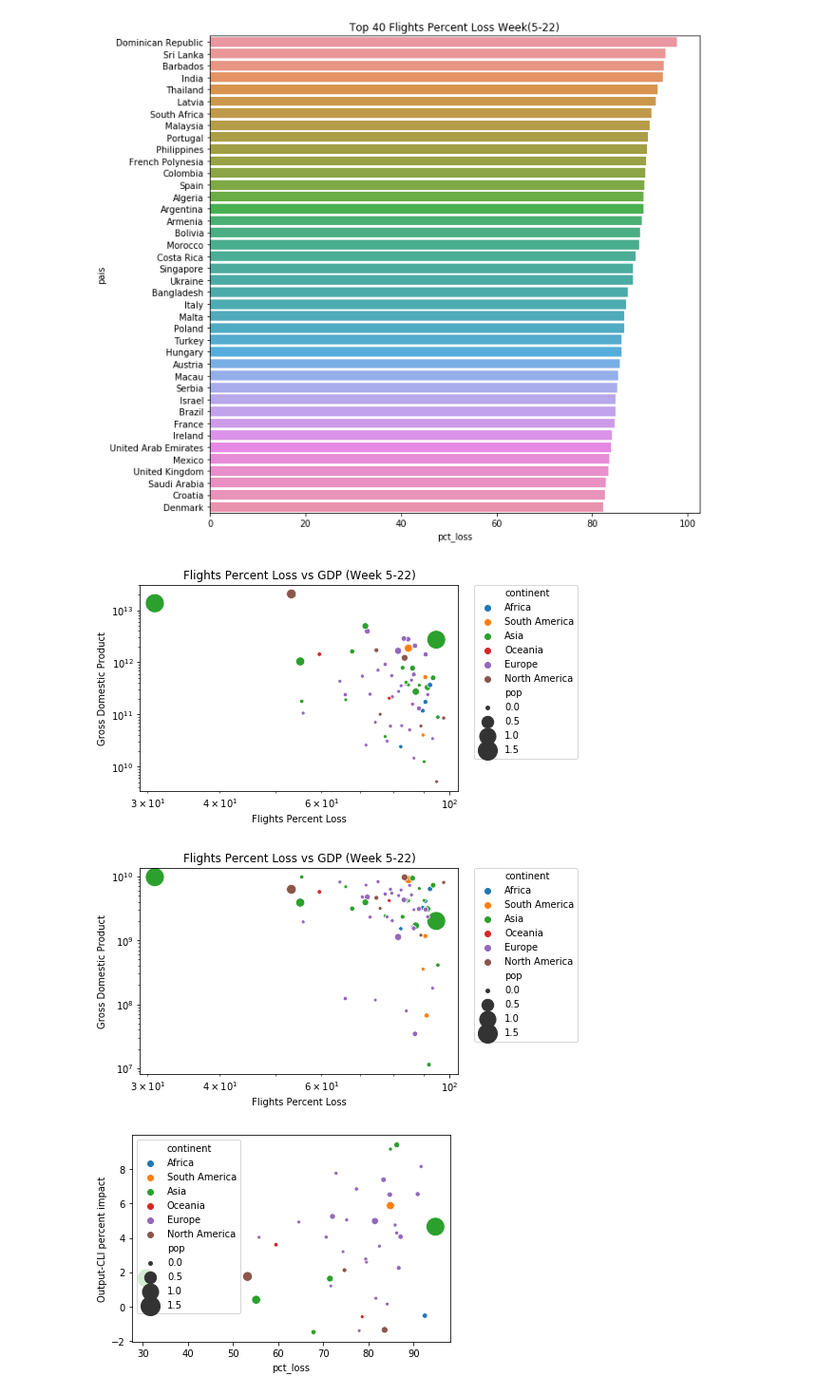
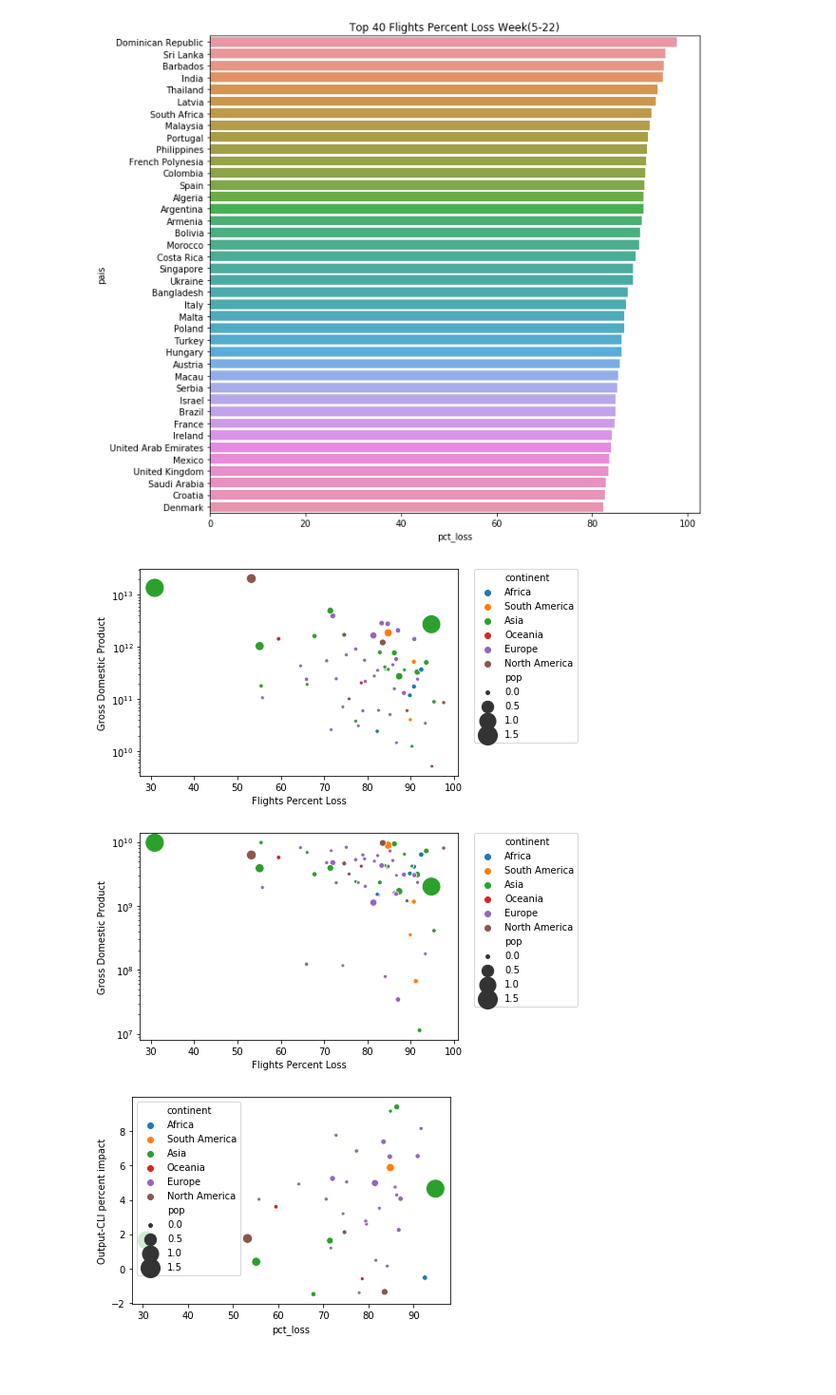
Before and after one commit to paulagiovanna/IC---Covid19-Random-Walk, a Jupyter notebook: flights_pct_loss_analysis.ipynb, the cells around one changed output. Shown at 95% size. Drawn from its saved outputs; the diff is of its cells as text; code cells hidden in the pictures; blank space fills up the shorter version.

Commit message:
some changes - plots

```diff
--- a/flights_pct_loss_analysis.ipynb
+++ b/flights_pct_loss_analysis.ipynb
@@ -243 +248,7 @@ P-value pct_loss e long: 0.037259562712418044
+# %%
+df['gdp_log'] = np.log(df.gdp)
+df['gdp_pc_log'] = np.log(df.gdp_pc)
+df['goods_sev_log'] = np.log(df.value_goods_serv)
+df[['gdp','gdp_log', 'gdp_pc','gdp_pc_log','value_goods_serv','goods_sev_log', 'pop', 'pct_loss']].corr()
+plot_corr = df[['gdp','gdp_log', 'gdp_pc','gdp_pc_log','value_goods_serv','goods_sev_log', 'pop', 'pct_loss']]
 # %%
@@ -284,12 +297,13 @@ plt.show()
 # %%
 def scatter_func(data, x, y, hue, title, x_label, y_label):
     ax = sns.scatterplot(x = x, y = y, hue = hue, size='pop', sizes=(15, 400), data=data)
     ax.set(xlabel = x_label, ylabel = y_label)
-    ax.set(xscale="log", yscale="log")
+    ax.set(yscale="log")
     plt.legend(bbox_to_anchor=(1.05, 1), loc=2, borderaxespad=0.)
-    plt.title(title)
+    #plt.title(title)
+    plt.savefig("img/scatter-allweks.svg", format="svg")
     plt.show()
 
 scatter_func(df, 'pct_loss', 'gdp', 'continent', 'Flights Percent Loss vs GDP (Week 5-22)', 'Flights Percent Loss', 'Gross Domestic Product')
 # %% [output]
-[figure, old version]
+[figure, new version]
@@ -296,7 +312,7 @@ scatter_func(df, 'pct_loss', 'gdp', 'continent', 'Flights Percent Loss vs GDP (W
 # %%
 scatter_func(df, 'pct_loss', 'gdp_pc', 'continent', 'Flights Percent Loss vs GDP (Week 5-22)', 'Flights Percent Loss', 'Gross Domestic Product')
 # %% [output]
-[figure, old version]
+[figure, new version]
 # %%
 ax = sns.scatterplot(x="pct_loss", y="Output-CLI percent impact", hue="continent", size='pop', sizes=(15, 400), data=df)
 plt.show()
```
Also changed, not shown: parts of 5 cells of this notebook, 1 other file.
